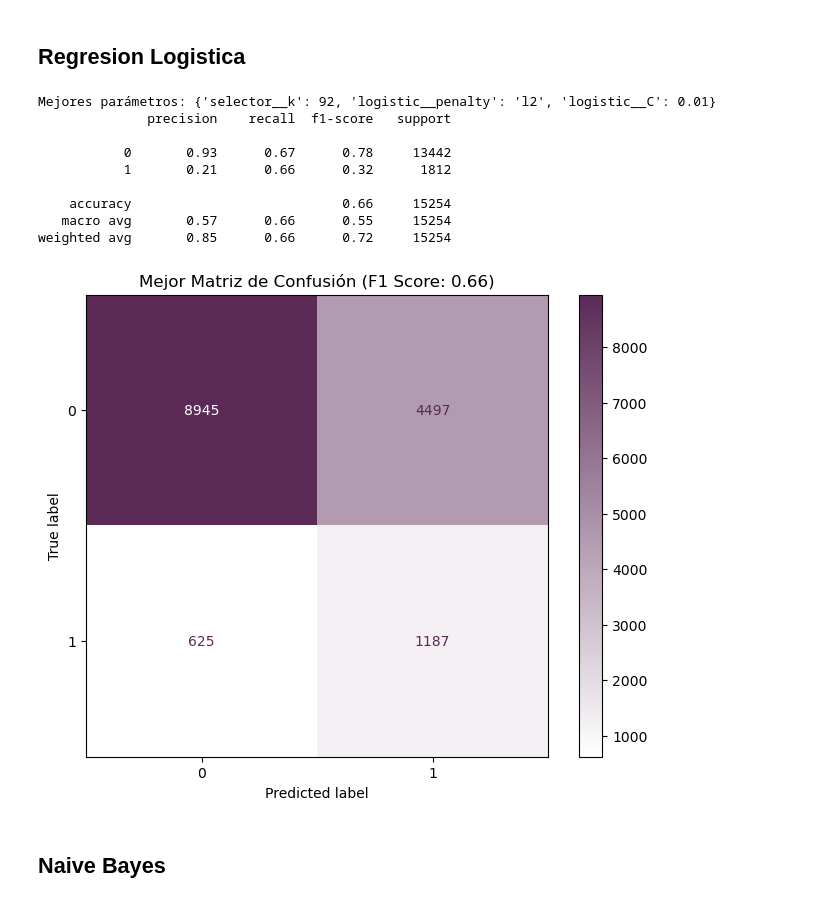
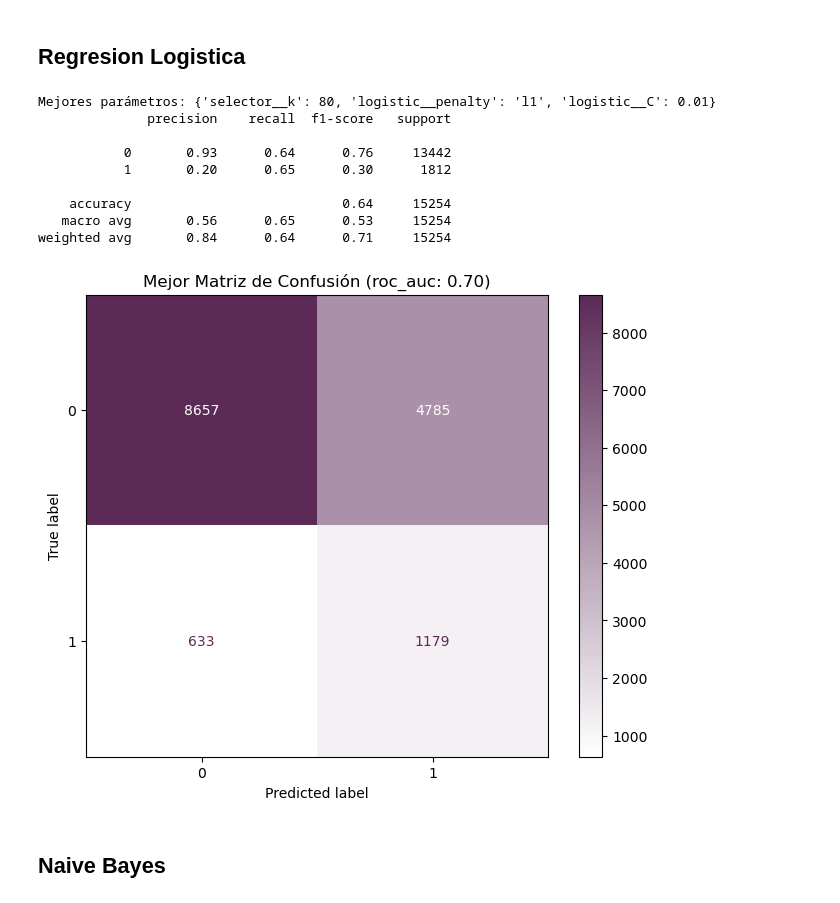
Before and after one commit to danielsoponaru/25-26_R07_NARANJA, a Jupyter notebook: 02-EDA.ipynb, the cells around one changed output. Drawn from its saved outputs; the diff is of its cells as text; code cells hidden in the pictures.

```diff
--- a/02-EDA.ipynb
+++ b/02-EDA.ipynb
@@ -33,0 +61,10 @@ df.head()
+# %%
+x = df.drop(columns=['Impago','Prima'])
+y = df['Impago']
+
+x_train, x_test, y_train, y_test = train_test_split(
+    x, y,
+    test_size=0.30,
+    random_state=8,
+    shuffle=True,
+    stratify=y)
@@ -49,7 +118,7 @@ modelo = RandomizedSearchCV(
     param_distributions=parametros,
     n_iter=20,
     cv=5,
-    scoring='balanced_accuracy',
+    scoring='roc_auc',
     n_jobs=-1,
     random_state=6)
 
@@ -63,13 +132,9 @@ fig, ax = plt.subplots(figsize=(8, 6))
 disp = ConfusionMatrixDisplay(confusion_matrix=cm,
                               display_labels=modelo.best_estimator_.classes_)
 
-lagun_cmap = LinearSegmentedColormap.from_list(
-    "lagun_white_purple",
-    ["#FFFFFF", "#5B2A57"])
-
 disp.plot(cmap=lagun_cmap, ax=ax, values_format='d')
 
-plt.title(f'Mejor Matriz de Confusión (F1 Score: {modelo.best_score_:.2f})')
+plt.title(f'Mejor Matriz de Confusión (roc_auc: {modelo.best_score_:.2f})')
 
 print(f"Mejores parámetros: {modelo.best_params_}")
 print(classification_report(y_test, y_pred))
@@ -90,46 +166,42 @@ parametros = {
     'selector__k': [40, 60, 80, 92]}
 
 modelo = RandomizedSearchCV(
     pipeline,
     param_distributions=parametros,
     n_iter=15,
     cv=5,
-    scoring='balanced_accuracy',
+    scoring='roc_auc',
     n_jobs=-1,
     random_state=6)
 
 modelo.fit(x_train, y_train)
 y_pred = modelo.best_estimator_.predict(x_test)
 
 # RESULTADOS
 cm = confusion_matrix(y_test, y_pred)
 
 fig, ax = plt.subplots(figsize=(8, 6))
 disp = ConfusionMatrixDisplay(confusion_matrix=cm,
                               display_labels=modelo.best_estimator_.classes_)
 
-lagun_cmap = LinearSegmentedColormap.from_list(
-    "lagun_white_purple",
-    ["#FFFFFF", "#5B2A57"])
-
 disp.plot(cmap=lagun_cmap, ax=ax, values_format='d')
 
-plt.title(f'Mejor Matriz de Confusión (F1 Score: {modelo.best_score_:.2f})')
+plt.title(f'Mejor Matriz de Confusión (roc_auc: {modelo.best_score_:.2f})')
 
 print(f"Mejores parámetros: {modelo.best_params_}")
 print(classification_report(y_test, y_pred))
 plt.show()
 # %% [output]
-Mejores parámetros: {'selector__k': 92, 'logistic__penalty': 'l2', 'logistic__C': 0.01}
+Mejores parámetros: {'selector__k': 80, 'logistic__penalty': 'l1', 'logistic__C': 0.01}
               precision    recall  f1-score   support
 
-           0       0.93      0.67      0.78     13442
-           1       0.21      0.66      0.32      1812
+           0       0.93      0.64      0.76     13442
+           1       0.20      0.65      0.30      1812
 
-    accuracy                           0.66     15254
-   macro avg       0.57      0.66      0.55     15254
-weighted avg       0.85      0.66      0.72     15254
+    accuracy                           0.64     15254
+   macro avg       0.56      0.65      0.53     15254
+weighted avg       0.84      0.64      0.71     15254
-[figure, old version]
+[figure, new version]
 # %% [markdown]
 ## Naive Bayes
 # %%
```
Also changed, not shown: parts of 10 cells of this notebook.
